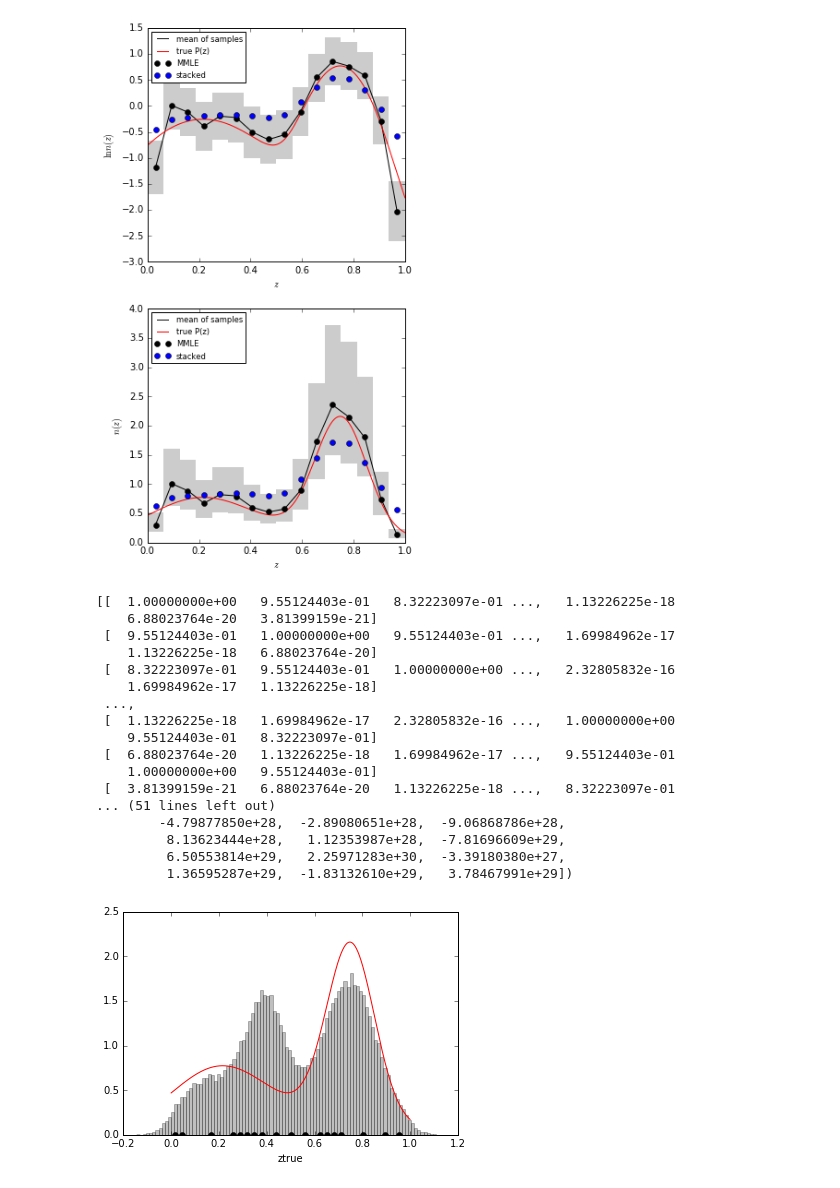
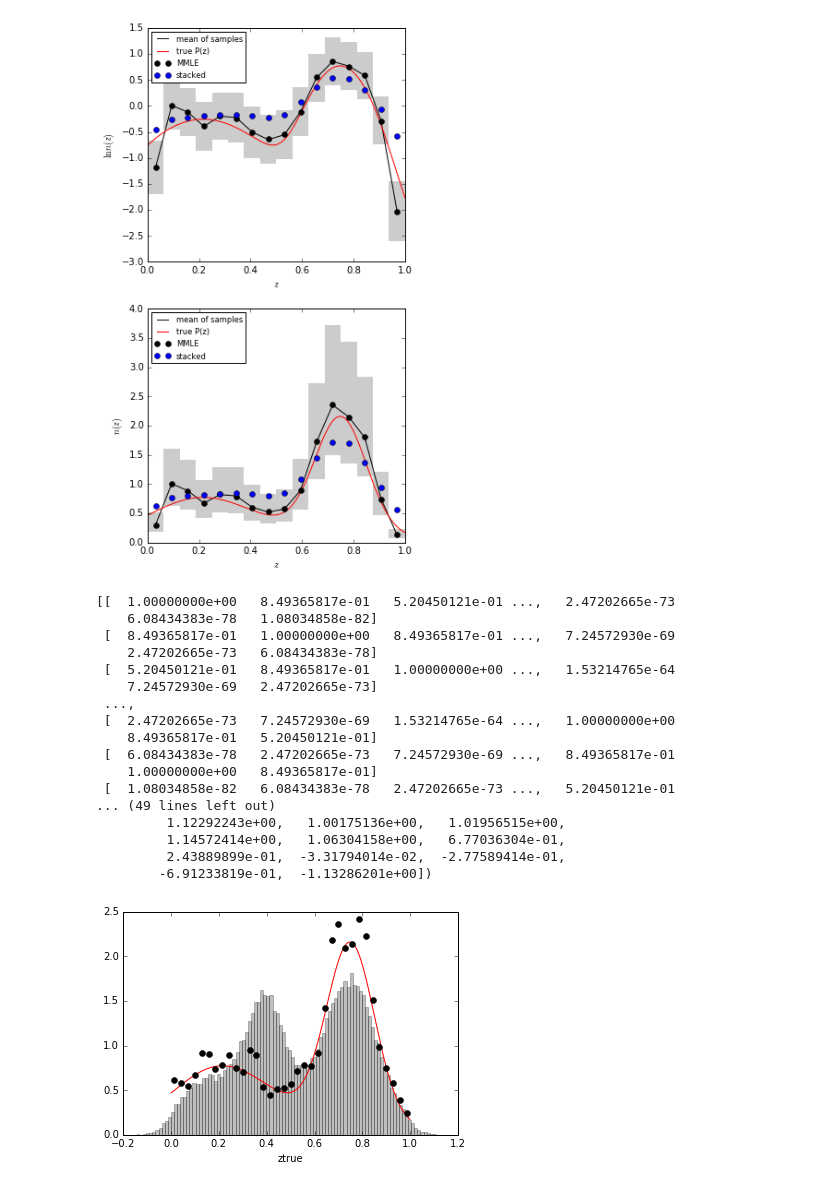
Before and after one commit to aimalz/prob-z, a Jupyter notebook: nz/code/FromHogg.ipynb, the cells around one changed output. Cells and saved outputs as stored; diff of their text form; code cells hidden in the pictures.

```diff
--- a/nz/code/FromHogg.ipynb
+++ b/nz/code/FromHogg.ipynb
@@ -476,10 +476,18 @@ read data from file
 #define hyperprior distribution as multivariate gaussian
 #and sample to get initial values for optimization and MCMC
 
-prior_sigma = 0.10
-prior_var = np.eye(K)
-for k in range(K):
-    prior_var[k] = 1. * np.exp(-0.5 * (zcoarse[k] - zcoarse) ** 2 / prior_sigma ** 2)
+# prior_sigma = 0.05
+# prior_var = np.eye(K)
+# for k in range(K):
+#     prior_var[k] = 1. * np.exp(-0.5 * (zcoarse[k] - zcoarse) ** 2 / prior_sigma ** 2)
+
+q = 1.0
+e = 100.
+t = q*1e-5
+prior_var = np.array([[q*np.exp(-0.5*e*(zcoarse[a]-zcoarse[b])**2.)
+                       for a in xrange(0,meta.allnbins)] for b in xrange(0,meta.allnbins)])
+prior_var = prior_var+t*np.identity(meta.allnbins)
+
 #print(prior_var)
 prior_ivar = np.linalg.inv(prior_var)
 #print(np.shape(prior_ivar))
@@ -635,8 +643,8 @@ sampler = emcee.EnsembleSampler(nwalkers, meta.allnbins, emcee_dist, args=[hyper
 # guess /= np.sum(guess) * dzcoarse
 # guess = np.log(guess)
 guess = interimcoarse
-ivals = [np.random.multivariate_normal(guess,prior_sigma*np.identity(meta.allnbins))
-         for b in xrange(nwalkers)]
+ivals = [np.random.multivariate_normal(guess,prior_var)
+         for i in xrange(nwalkers)]
 # ivals = [np.random.multivariate_normal(np.log(themap),prior_sigma*np.identity(meta.allnbins))
 #          for b in xrange(nwalkers)]
 
@@ -829,7 +831,7 @@ def evaluate_interim_prior(ztrues):
     ps[ztrues > 1.] = 0.
     return ps
 
-K = 33#16
+K = 35#16
 binfactor = 16#16
 KK = K * binfactor # number of fine bins
 dzfine = 1. / KK
@@ -864,7 +866,7 @@ def hyper_lnlf(data, lnamps):
 
 prior_var = np.eye(K)
 for k in range(K):
-    prior_var[k] = 1. * np.exp(-0.5 * (zcoarse[k] - zcoarse) ** 2 / 0.10 ** 2)
+    prior_var[k] = 1. * np.exp(-0.5 * (zcoarse[k] - zcoarse) ** 2 / 0.05 ** 2)
 print(prior_var)
 prior_ivar = np.linalg.inv(prior_var)
 print('prior_ivar shape='+str(np.shape(prior_ivar)))
@@ -923,49 +925,49 @@ if __name__ == "__main__":
     plt.xlabel("z")
     plt.savefig("zobs.png")
 
     for n,zobs in enumerate(zobss[:10]):
         plt.clf()
         plt.plot(zplot, evaluate_likelihood(zobs, zplot), "k-")
         plt.plot(zcoarse, get_binned_interim_posterior(zobs), "ko")
         plt.axvline(zobs, color="k")
         plt.xlabel("ztrue")
         plt.xlim(0., 1.)
         plt.title("likelihood function for object {}".format(n))
         plt.savefig("lf_{:02d}.png".format(n))
 
     guess = np.log(evaluate_true_prior(zcoarse))
     print("hyperposterior at truth:", hyper_lnposterior(guess, data))
     guess = np.log(interim)
     print('guess shape='+str(np.shape(guess))+' with guess='+str(guess))
     print("hyperposterior at interim prior:", hyper_lnposterior(guess, data))
     res = optimize_lnposterior(data)
     map = np.exp(res.x)
     map /= np.sum(map) * dzcoarse
 
     plt.clf()
     plt.hist(zobss, bins=100, normed=True, color="k", alpha=0.25)
     plt.plot(zplot, evaluate_true_prior(zplot), "r-")
     plt.plot(zcoarse, map, "ko")
     plt.xlabel("ztrue")
     plt.savefig("map.png")
 # %% [output]
-[[  1.00000000e+00   9.55124403e-01   8.32223097e-01 ...,   1.13226225e-18
-    6.88023764e-20   3.81399159e-21]
- [  9.55124403e-01   1.00000000e+00   9.55124403e-01 ...,   1.69984962e-17
-    1.13226225e-18   6.88023764e-20]
- [  8.32223097e-01   9.55124403e-01   1.00000000e+00 ...,   2.32805832e-16
-    1.69984962e-17   1.13226225e-18]
+[[  1.00000000e+00   8.49365817e-01   5.20450121e-01 ...,   2.47202665e-73
+    6.08434383e-78   1.08034858e-82]
+ [  8.49365817e-01   1.00000000e+00   8.49365817e-01 ...,   7.24572930e-69
+    2.47202665e-73   6.08434383e-78]
+ [  5.20450121e-01   8.49365817e-01   1.00000000e+00 ...,   1.53214765e-64
+    7.24572930e-69   2.47202665e-73]
  ...,
- [  1.13226225e-18   1.69984962e-17   2.32805832e-16 ...,   1.00000000e+00
-    9.55124403e-01   8.32223097e-01]
- [  6.88023764e-20   1.13226225e-18   1.69984962e-17 ...,   9.55124403e-01
-    1.00000000e+00   9.55124403e-01]
- [  3.81399159e-21   6.88023764e-20   1.13226225e-18 ...,   8.32223097e-01
-... (51 lines left out)
-        -4.79877850e+28,  -2.89080651e+28,  -9.06868786e+28,
-         8.13623444e+28,   1.12353987e+28,  -7.81696609e+29,
-         6.50553814e+29,   2.25971283e+30,  -3.39180380e+27,
-         1.36595287e+29,  -1.83132610e+29,   3.78467991e+29])
+ [  2.47202665e-73   7.24572930e-69   1.53214765e-64 ...,   1.00000000e+00
+    8.49365817e-01   5.20450121e-01]
+ [  6.08434383e-78   2.47202665e-73   7.24572930e-69 ...,   8.49365817e-01
+    1.00000000e+00   8.49365817e-01]
+ [  1.08034858e-82   6.08434383e-78   2.47202665e-73 ...,   5.20450121e-01
+... (49 lines left out)
+         1.12292243e+00,   1.00175136e+00,   1.01956515e+00,
+         1.14572414e+00,   1.06304158e+00,   6.77036304e-01,
+         2.43889899e-01,  -3.31794014e-02,  -2.77589414e-01,
+        -6.91233819e-01,  -1.13286201e+00])
-[figure, old version]
+[figure, new version]
 # %%
 #try posterior predictive p-values?
```
Also changed, not shown: parts of 4 cells of this notebook.
